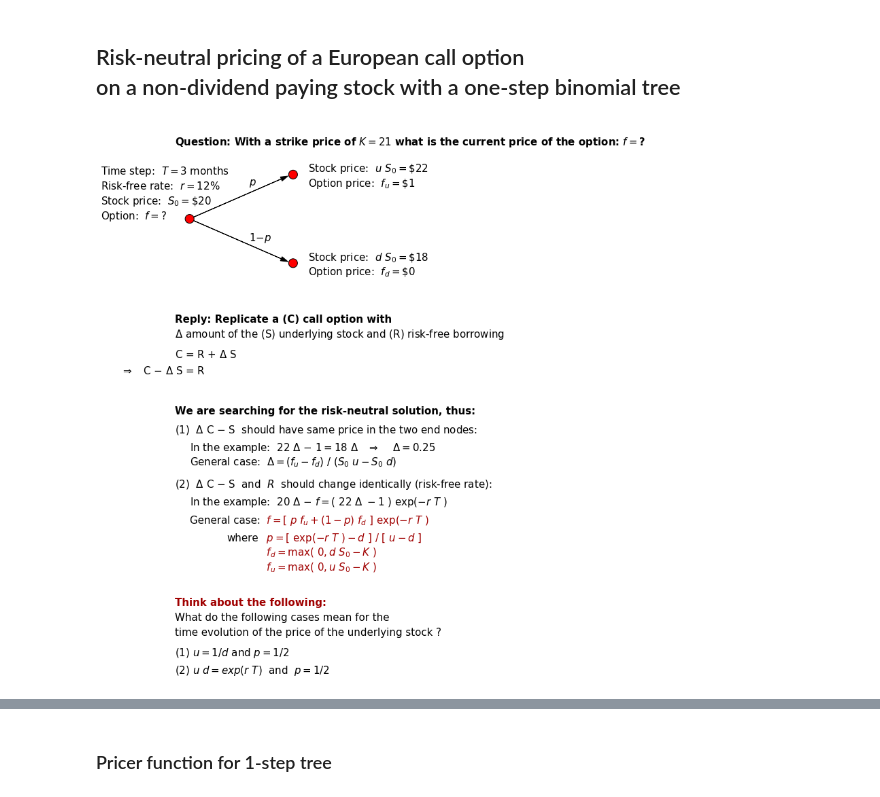
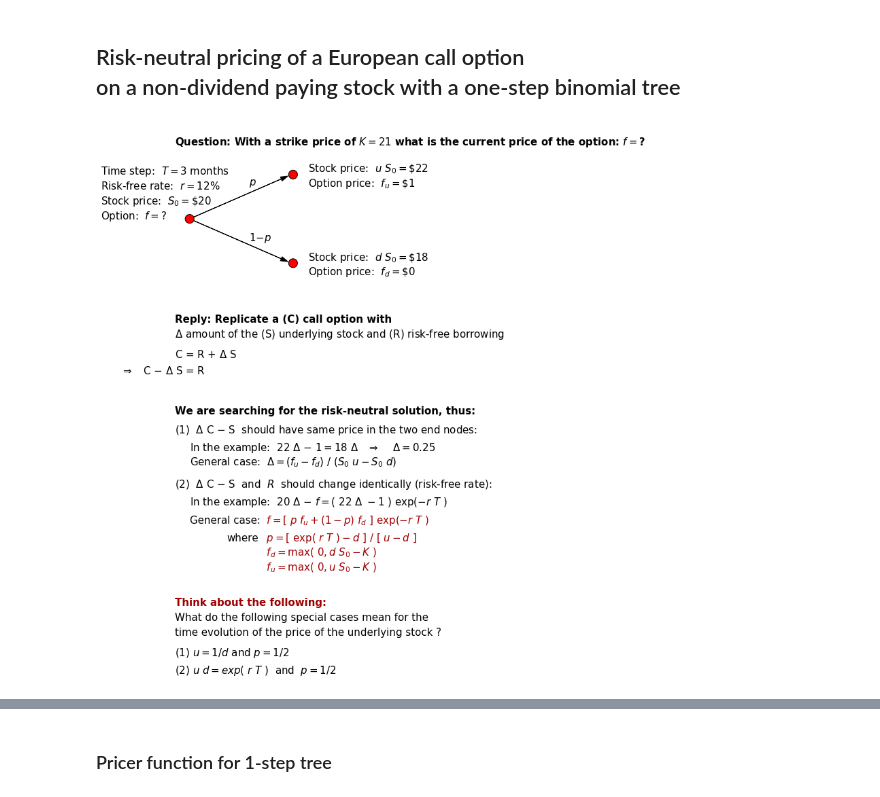
Before and after one commit to siaen/python_finance_course, a Jupyter notebook: notebooks/Call_Binom.ipynb, the cells around one changed output, grey strips where cells are left out. Cells and saved outputs as stored; diff of their text form; code cells hidden in the pictures.

```diff
--- a/notebooks/Call_Binom.ipynb
+++ b/notebooks/Call_Binom.ipynb
@@ -146,34 +167,34 @@ ax.text(1., .72, r'Stock price: $\ u\ S_0 = \$22$', fontsize=my_fontsize)
 ax.text(1., .62, r'Option price: $\ f_u = \$1$', fontsize=my_fontsize)
 ax.text(1., .12, r'Stock price: $\ d\ S_0 = \$18$', fontsize=my_fontsize)
 ax.text(1., .02, r'Option price: $\ f_d = \$0$', fontsize=my_fontsize)
 ax.text(.6, .63, r'$p$', fontsize=my_fontsize)
 ax.text(.6, .25, r'$1\minus p$', fontsize=my_fontsize)
 
 # More text below the little graph
 x2,y2 = .1,-.3
 ax.text(x2,y2, r'Reply: Replicate a (C) call option with', fontsize=my_fontsize, fontweight='bold')
 ax.text(x2,y2-.1, r'$\Delta$ amount of the (S) underlying stock and (R) risk-free borrowing', fontsize=my_fontsize)
 ax.text(x2, y2-.24, r'C = R + $\Delta\ $S', fontsize=my_fontsize)
 ax.text(x2-.43, y2-.35, r'$\ \ \ \Rightarrow\ \ \ $C$\ \minus$ $\Delta$ S = R', fontsize=my_fontsize)
 ax.text(x2, y2-.62, r'We are searching for the risk-neutral solution, thus:', fontsize=my_fontsize, fontweight='bold')
 ax.text(x2, y2-.75, r'(1) $\ \Delta\ $C $\minus$ S$\ $ should have same price in the two end nodes:', fontsize=my_fontsize)
 ax.text(x2+.1, y2-.87, r'In the example: $\ 22\ \Delta\ \minus\ 1 = 18\ \Delta\ \ \ \Rightarrow\ \ \ $ $\Delta=0.25$', fontsize=my_fontsize)
 ax.text(x2+.1, y2-.97, r'General case: $\ \Delta=\left(f_u-f_d\right)\ /\ \left(S_0\ u-S_0\ d\right)$', fontsize=my_fontsize)
 ax.text(x2, y2-1.12, r'(2) $\ \Delta\ $C $\minus$ S$\ $ and $\ R\ $ should change identically (risk-free rate):', fontsize=my_fontsize)
 ax.text(x2+.1, y2-1.24, r'In the example: $\ 20\ \Delta\ \minus\ f = \left(\ 22\ \Delta\ - 1\ \right)\ \exp( -r\ T\ )$', fontsize=my_fontsize)
 ax.text(x2+.1, y2-1.36, r'General case:', fontsize=my_fontsize)
 ax.text(x2+.35, y2-1.48, r'where', fontsize=my_fontsize)
 ax.text(x2+.6, y2-1.36, r'$\ f = \left[\ p\ f_u + \left(1-p\right)\ f_d\ \right] \ \exp( -r\ T\ )$', fontsize=my_fontsize, color='#a00000')
-ax.text(x2+.6, y2-1.48, r'$\ p = \left[\ \exp( -r\ T\ ) - d\ \right]\ / \ \left[\ u - d \ \right] $', fontsize=my_fontsize, color='#a00000')
+ax.text(x2+.6, y2-1.48, r'$\ p = \left[\ \exp(\ r\ T\ ) - d\ \right]\ / \ \left[\ u - d \ \right] $', fontsize=my_fontsize, color='#a00000')
 ax.text(x2+.6, y2-1.58, r'$\ f_d = \max\left(\ 0, d\ S_0 - K\ \right)$', fontsize=my_fontsize, color='#a00000')
 ax.text(x2+.6, y2-1.68, r'$\ f_u = \max\left(\ 0, u\ S_0 - K\ \right)$', fontsize=my_fontsize, color='#a00000')
 
 ax.text(x2, y2-1.92, r'Think about the following:', fontsize=my_fontsize, fontweight='bold', color='#a00000')
-ax.text(x2, y2-2.02, r'What do the following cases mean for the', fontsize=my_fontsize)
+ax.text(x2, y2-2.02, r'What do the following special cases mean for the', fontsize=my_fontsize)
 ax.text(x2, y2-2.12, r'time evolution of the price of the underlying stock ?', fontsize=my_fontsize)
 ax.text(x2, y2-2.26, r'(1) $u=1/d$ and $p=1/2$', fontsize=my_fontsize)
-ax.text(x2, y2-2.38, r'(2) $u\ d = exp\left( r\ T \right)$  and  $p=1/2$  ', fontsize=my_fontsize)
+ax.text(x2, y2-2.38, r'(2) $u\ d = exp\left(\ r\ T\ \right)$  and  $p=1/2$  ', fontsize=my_fontsize)
 
 plt.show() # display the entire plot
 # %% [output]
-[figure, old version]
+[figure, new version]
```
Also changed, not shown: parts of 15 cells of this notebook, 4 other files.
